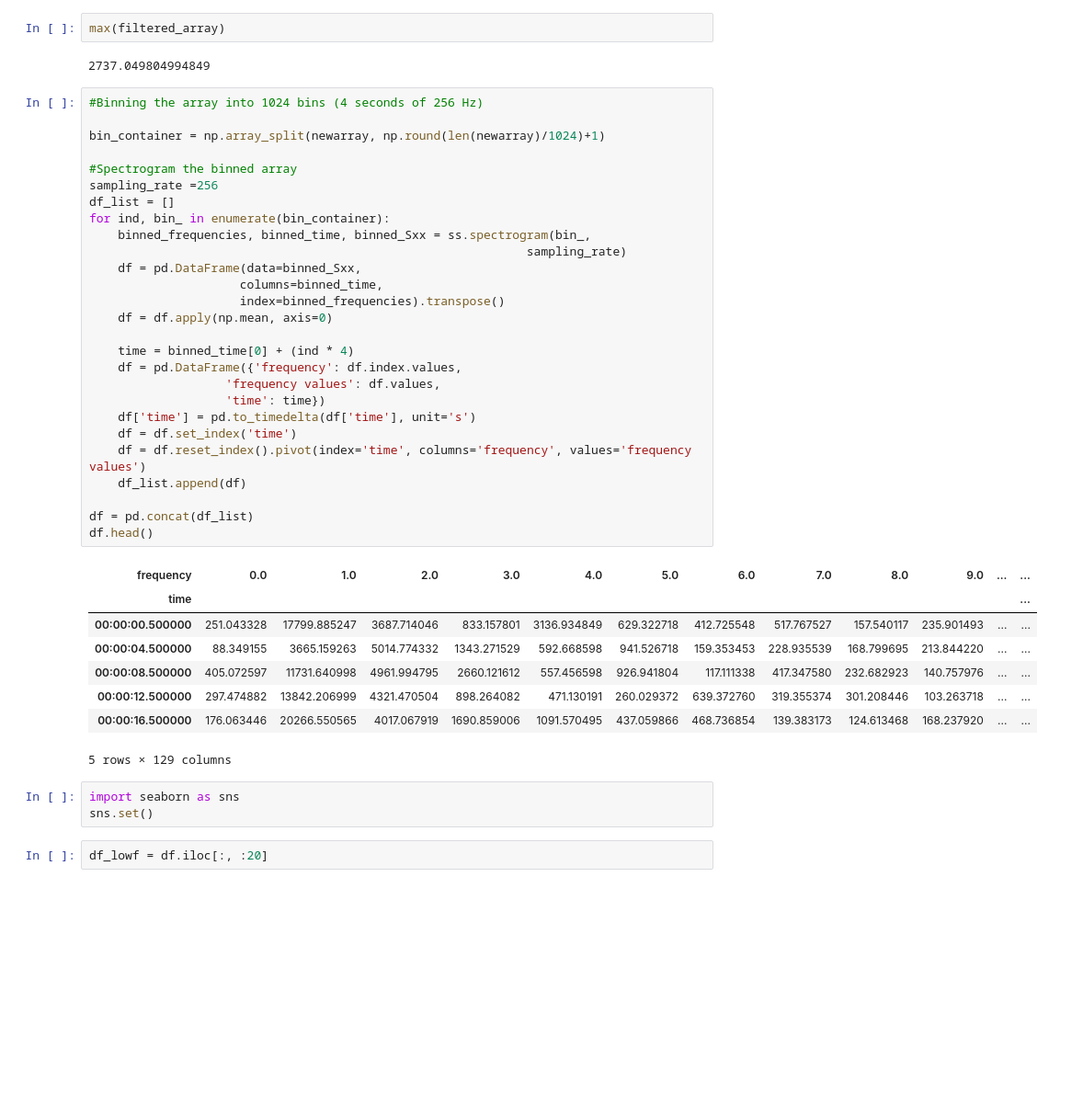
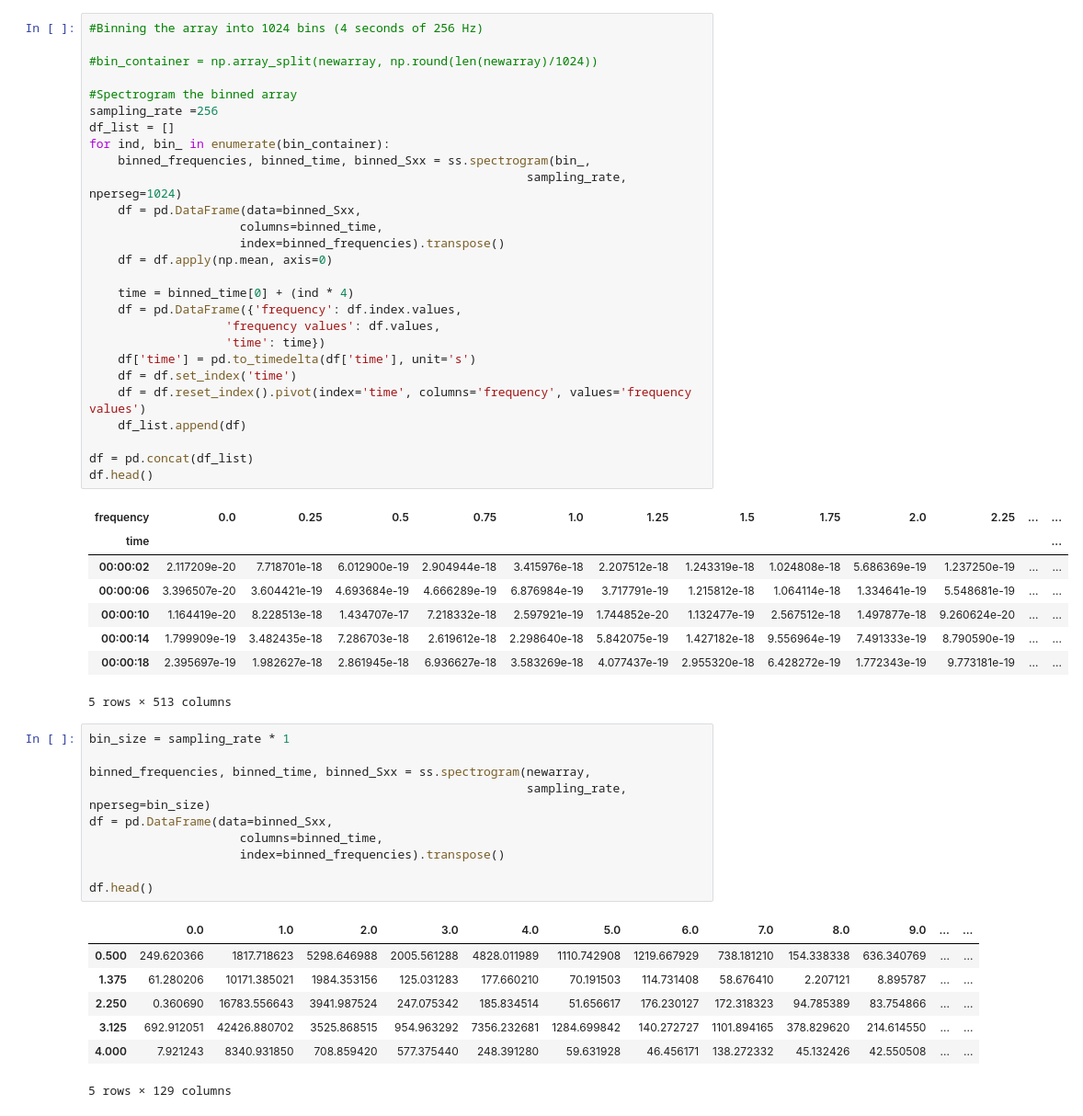
Before and after one commit to Ruairi-osul/ephys, a Jupyter notebook: eeg_preprocess/Updated EEG analysis.ipynb, the cells around one changed output. Shown at 92% size. Saved outputs shown, nothing was run; the diff lists cells and outputs as text; blank space fills up the shorter version.

```diff
--- a/eeg_preprocess/Updated EEG analysis.ipynb
+++ b/eeg_preprocess/Updated EEG analysis.ipynb
@@ -67,45 +59,54 @@ FileNotFoundError: [WinError 3] The system cannot find the path specified: '/Use
-# %%
-max(filtered_array)
-# %% [output]
-2737.049804994849
 # %%
 #Binning the array into 1024 bins (4 seconds of 256 Hz)
 
-bin_container = np.array_split(newarray, np.round(len(newarray)/1024)+1)
+#bin_container = np.array_split(newarray, np.round(len(newarray)/1024))
 
 #Spectrogram the binned array
 sampling_rate =256
 df_list = []
 for ind, bin_ in enumerate(bin_container):
     binned_frequencies, binned_time, binned_Sxx = ss.spectrogram(bin_,
-                                                             sampling_rate)
+                                                             sampling_rate, nperseg=1024)
     df = pd.DataFrame(data=binned_Sxx,
                      columns=binned_time,
                      index=binned_frequencies).transpose()
     df = df.apply(np.mean, axis=0)
 
     time = binned_time[0] + (ind * 4)
     df = pd.DataFrame({'frequency': df.index.values,
                    'frequency values': df.values,
                    'time': time})
     df['time'] = pd.to_timedelta(df['time'], unit='s')
     df = df.set_index('time')
     df = df.reset_index().pivot(index='time', columns='frequency', values='frequency values')
     df_list.append(df)
 
 df = pd.concat(df_list)
 df.head()
 # %% [output]
-| frequency | 0.0 | 1.0 | 2.0 | 3.0 | 4.0 | 5.0 | 6.0 | 7.0 | 8.0 | 9.0 | ... | ... |
+| frequency | 0.0 | 0.25 | 0.5 | 0.75 | 1.0 | 1.25 | 1.5 | 1.75 | 2.0 | 2.25 | ... | ... |
 | time |  |  |  |  |  |  |  |  |  |  |  | ... |
-| 00:00:00.500000 | 251.043328 | 17799.885247 | 3687.714046 | 833.157801 | 3136.934849 | 629.322718 | 412.725548 | 517.767527 | 157.540117 | 235.901493 | ... | ... |
-| 00:00:04.500000 | 88.349155 | 3665.159263 | 5014.774332 | 1343.271529 | 592.668598 | 941.526718 | 159.353453 | 228.935539 | 168.799695 | 213.844220 | ... | ... |
-| 00:00:08.500000 | 405.072597 | 11731.640998 | 4961.994795 | 2660.121612 | 557.456598 | 926.941804 | 117.111338 | 417.347580 | 232.682923 | 140.757976 | ... | ... |
-| 00:00:12.500000 | 297.474882 | 13842.206999 | 4321.470504 | 898.264082 | 471.130191 | 260.029372 | 639.372760 | 319.355374 | 301.208446 | 103.263718 | ... | ... |
-| 00:00:16.500000 | 176.063446 | 20266.550565 | 4017.067919 | 1690.859006 | 1091.570495 | 437.059866 | 468.736854 | 139.383173 | 124.613468 | 168.237920 | ... | ... |
+| 00:00:02 | 2.117209e-20 | 7.718701e-18 | 6.012900e-19 | 2.904944e-18 | 3.415976e-18 | 2.207512e-18 | 1.243319e-18 | 1.024808e-18 | 5.686369e-19 | 1.237250e-19 | ... | ... |
+| 00:00:06 | 3.396507e-20 | 3.604421e-19 | 4.693684e-19 | 4.666289e-19 | 6.876984e-19 | 3.717791e-19 | 1.215812e-18 | 1.064114e-18 | 1.334641e-19 | 5.548681e-19 | ... | ... |
+| 00:00:10 | 1.164419e-20 | 8.228513e-18 | 1.434707e-17 | 7.218332e-18 | 2.597921e-19 | 1.744852e-20 | 1.132477e-19 | 2.567512e-18 | 1.497877e-18 | 9.260624e-20 | ... | ... |
+| 00:00:14 | 1.799909e-19 | 3.482435e-18 | 7.286703e-18 | 2.619612e-18 | 2.298640e-18 | 5.842075e-19 | 1.427182e-18 | 9.556964e-19 | 7.491333e-19 | 8.790590e-19 | ... | ... |
+| 00:00:18 | 2.395697e-19 | 1.982627e-18 | 2.861945e-18 | 6.936627e-18 | 3.583269e-18 | 4.077437e-19 | 2.955320e-18 | 6.428272e-19 | 1.772343e-19 | 9.773181e-19 | ... | ... |
-5 rows × 129 columns
+5 rows × 513 columns
-# %%
-import seaborn as sns
-sns.set()
-# %%
-df_lowf = df.iloc[:, :20]
+# %%
+bin_size = sampling_rate * 1
+
+binned_frequencies, binned_time, binned_Sxx = ss.spectrogram(newarray,
+                                                             sampling_rate, nperseg=bin_size)
+df = pd.DataFrame(data=binned_Sxx,
+                     columns=binned_time,
+                     index=binned_frequencies).transpose()
+
+df.head()
+# %% [output]
+|  | 0.0 | 1.0 | 2.0 | 3.0 | 4.0 | 5.0 | 6.0 | 7.0 | 8.0 | 9.0 | ... | ... |
+| 0.500 | 249.620366 | 1817.718623 | 5298.646988 | 2005.561288 | 4828.011989 | 1110.742908 | 1219.667929 | 738.181210 | 154.338338 | 636.340769 | ... | ... |
+| 1.375 | 61.280206 | 10171.385021 | 1984.353156 | 125.031283 | 177.660210 | 70.191503 | 114.731408 | 58.676410 | 2.207121 | 8.895787 | ... | ... |
+| 2.250 | 0.360690 | 16783.556643 | 3941.987524 | 247.075342 | 185.834514 | 51.656617 | 176.230127 | 172.318323 | 94.785389 | 83.754866 | ... | ... |
+| 3.125 | 692.912051 | 42426.880702 | 3525.868515 | 954.963292 | 7356.232681 | 1284.699842 | 140.272727 | 1101.894165 | 378.829620 | 214.614550 | ... | ... |
+| 4.000 | 7.921243 | 8340.931850 | 708.859420 | 577.375440 | 248.391280 | 59.631928 | 46.456171 | 138.272332 | 45.132426 | 42.550508 | ... | ... |
+5 rows × 129 columns
```
Also changed, not shown: parts of 9 cells of this notebook.
